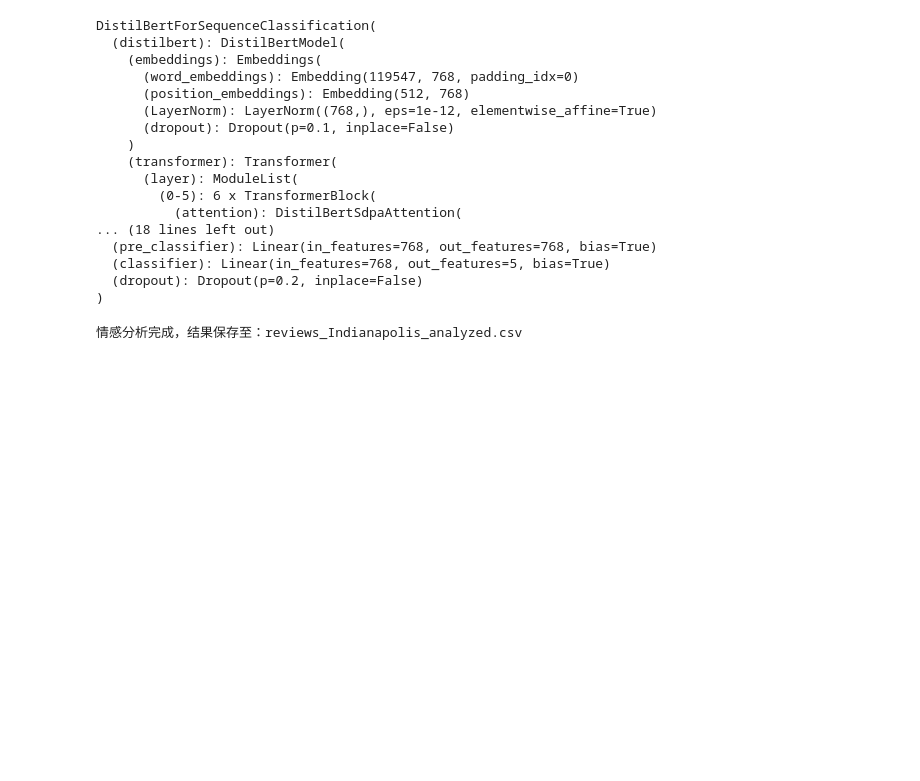
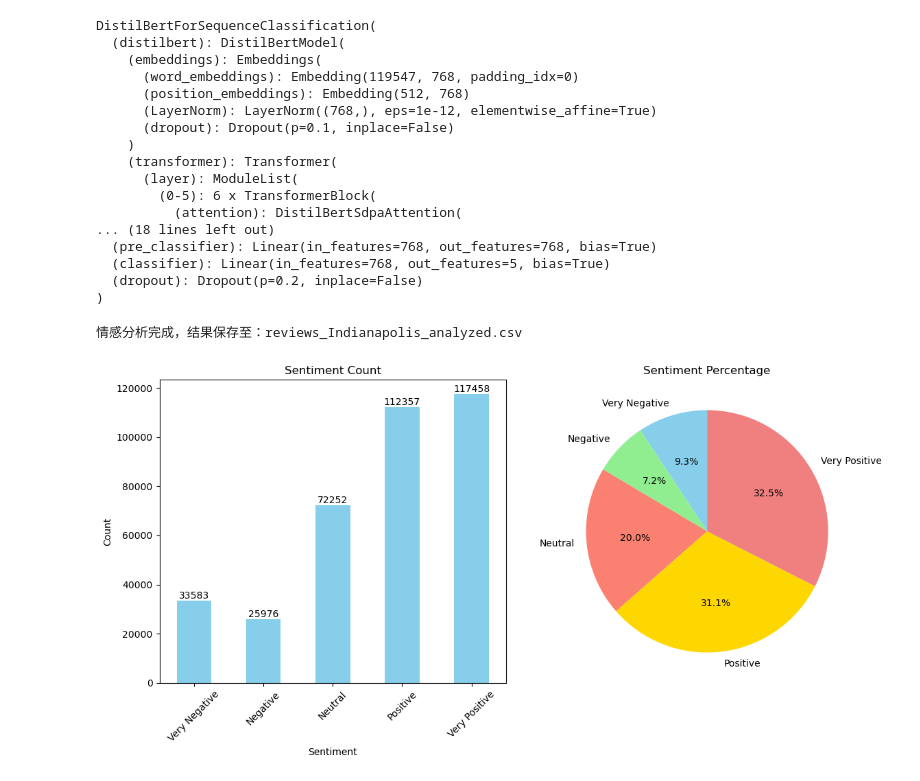
Before and after one commit to Dzz2004/GemSeek, a Jupyter notebook: sentiment_analysis/analyzing.ipynb, the cells around one changed output. Saved outputs shown, nothing was run; the diff lists cells and outputs as text; code cells hidden in the pictures; blank space fills up the shorter version.

```diff
--- a/sentiment_analysis/analyzing.ipynb
+++ b/sentiment_analysis/analyzing.ipynb
@@ -133,3 +133,44 @@ output_path = "reviews_Indianapolis_analyzed.csv"
 analyze_reviews_with_sentiment(reviews_path, output_path)
 # %% [output]
 情感分析完成，结果保存至：reviews_Indianapolis_analyzed.csv
+# %%
+# 可视化各种情感分析的占比
+output_path = "reviews_Indianapolis_analyzed.csv"
+from matplotlib import pyplot as plt
+import pandas as pd
+def visualize_sentiment_distribution(input_csv_path):
+    """
+    可视化情感分析结果的分布。使用subplot,并列展示柱状图和饼状图
+    """
+    df = pd.read_csv(input_csv_path)
+    sentiment_counts = df['text'].value_counts()
+
+    sentiment_counts = sentiment_counts.reindex(['Very Negative', 'Negative', 'Neutral', 'Positive', 'Very Positive'], fill_value=0)
+    sentiment_counts.index = ['Very Negative', 'Negative', 'Neutral', 'Positive', 'Very Positive']
+    # sentiment_counts = sentiment_counts.sort_index()
+    sentiment_counts.index.name = 'Sentiment'
+    sentiment_counts.name = 'Count'
+    sentiment_counts = sentiment_counts.reset_index()
+    sentiment_counts['Percentage'] = sentiment_counts['Count'] / sentiment_counts['Count'].sum() * 100
+    sentiment_counts['Percentage'] = sentiment_counts['Percentage'].round(2)
+    sentiment_counts = sentiment_counts.set_index('Sentiment')
+    # sentiment_counts = sentiment_counts.sort_index()
+    fig, (ax1, ax2) = plt.subplots(1, 2, figsize=(12, 6))
+    sentiment_counts['Count'].plot(kind='bar', ax=ax1, color='skyblue')
+    ax1.set_title('Sentiment Count')
+    ax1.set_xlabel('Sentiment')
+    ax1.set_xticklabels(sentiment_counts.index, rotation=45)
+    # 在每个柱上面标注数据
+    for i, v in enumerate(sentiment_counts['Count']):
+        ax1.text(i, v + 0.5, str(v), ha='center', va='bottom')
+    ax1.set_ylabel('Count')
+    sentiment_counts['Percentage'].plot(kind='pie', ax=ax2, autopct='%1.1f%%', startangle=90, colors=['skyblue', 'lightgreen', 'salmon', 'gold', 'lightcoral'])
+    ax2.set_title('Sentiment Percentage')
+    ax2.set_ylabel('')
+    plt.tight_layout()
+    plt.savefig('sentiment_distribution.png')
+    plt.show()
+
+visualize_sentiment_distribution(output_path)
+# %% [output]
+[figure, added]
```
Also changed, not shown: 2 other files.
